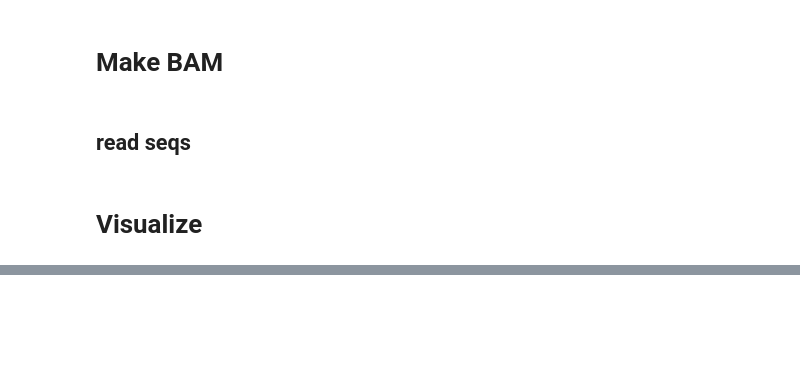
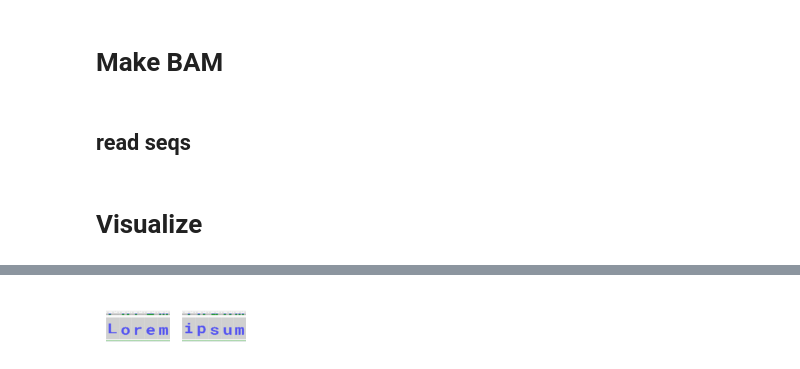
Before and after one commit to soymintc/mutagram, a Jupyter notebook: notebooks/mutagram.ipynb, the cells around one changed output, grey strips where cells are left out. Saved outputs shown, nothing was run; the diff lists cells and outputs as text; code cells hidden in the pictures; blank space fills up the shorter version.

Commit message:
fix char map to allow special chars

```diff
--- a/notebooks/mutagram.ipynb
+++ b/notebooks/mutagram.ipynb
@@ -224,0 +246,20 @@ def resize_png(fig, out_path):
+# %%
+png_dir = f'../results/png_resize'
+
+fg, bg = 'C', 'A'
+png_paths = glob.glob(f'{png_dir}/*.fg{fg}.bg{bg}.png')
+char2path = {os.path.split(p)[-1].split('.')[0]: p for p in png_paths}
+char2path['.'] = '../results/png_resize/dot.fgC.bgA.png'
+char2path[','] = '../results/png_resize/comma.fgC.bgA.png'
+char2path['('] = '../results/png_resize/parenthesis0.fgC.bgA.png'
+char2path[')'] = '../results/png_resize/parenthesis1.fgC.bgA.png'
+char2path['!'] = '../results/png_resize/exclamation.fgC.bgA.png'
+
+# fg, bg = 'T', 'A'
+png_paths = glob.glob(f'{png_dir}/*.fgT.bg{bg}.png')
+char2path_red = {os.path.split(p)[-1].split('.')[0]: p for p in png_paths}
+char2path_red['.'] = '../results/png_resize/dot.fgC.bgA.png'
+char2path_red[','] = '../results/png_resize/comma.fgC.bgA.png'
+char2path_red['('] = '../results/png_resize/parenthesis0.fgC.bgA.png'
+char2path_red[')'] = '../results/png_resize/parenthesis1.fgC.bgA.png'
+char2path_red['!'] = '../results/png_resize/exclamation.fgC.bgA.png'
@@ -224,0 +270,55 @@ def resize_png(fig, out_path):
+# %%
+# 2. The text to layout
+line_spacing = 1.3
+message = (
+"""Lorem ipsum"""
+)
+
+# 3. Load one sample to get image size
+sample_img = mpimg.imread(next(iter(char2path.values())))
+img_h, img_w = sample_img.shape[:2]
+
+# 4. Parse layout string
+lines = message.split('\n')
+n_rows = len(lines)
+n_cols = max(len(line) for line in lines)  # counts ' ' too
+
+# 5. Setup plot
+fig_w = img_w * n_cols / 70
+fig_h = img_h * n_rows / 70
+fig, ax = plt.subplots(figsize=(fig_w, fig_h), dpi=100)
+ax.set_xlim(0, img_w * n_cols)
+ax.set_ylim(0, img_h * n_rows * line_spacing)
+ax.axis('off')
+
+# 6. Draw each character
+path_map = char2path
+write_red = False
+for row_idx, line in enumerate(lines[::-1]):  # matplotlib plots bottom-up
+    col_idx = -1
+    for j, ch in enumerate(line):
+        col_idx += 1
+        if ch == ' ':
+            continue
+        if ch == '_':
+            col_idx -= 1
+            if not write_red:
+                write_red = True
+            else:
+                write_red = False
+            continue
+        # if ch not in path_map:
+        #     continue
+        path_map = char2path
+        if write_red:
+            path_map = char2path_red
+        img = mpimg.imread(path_map[ch])
+        x0 = col_idx * img_w
+        y0 = row_idx * img_h * line_spacing  # ← adjusted for double spacing
+        ax.imshow(img, extent=[x0, x0 + img_w, y0, y0 + img_h])
+
+plt.subplots_adjust(hspace=0.5)
+plt.tight_layout()
+plt.show()
+# %% [output]
+[figure, added]
```
Also changed, not shown: parts of 32 cells of this notebook, 1 other file.
